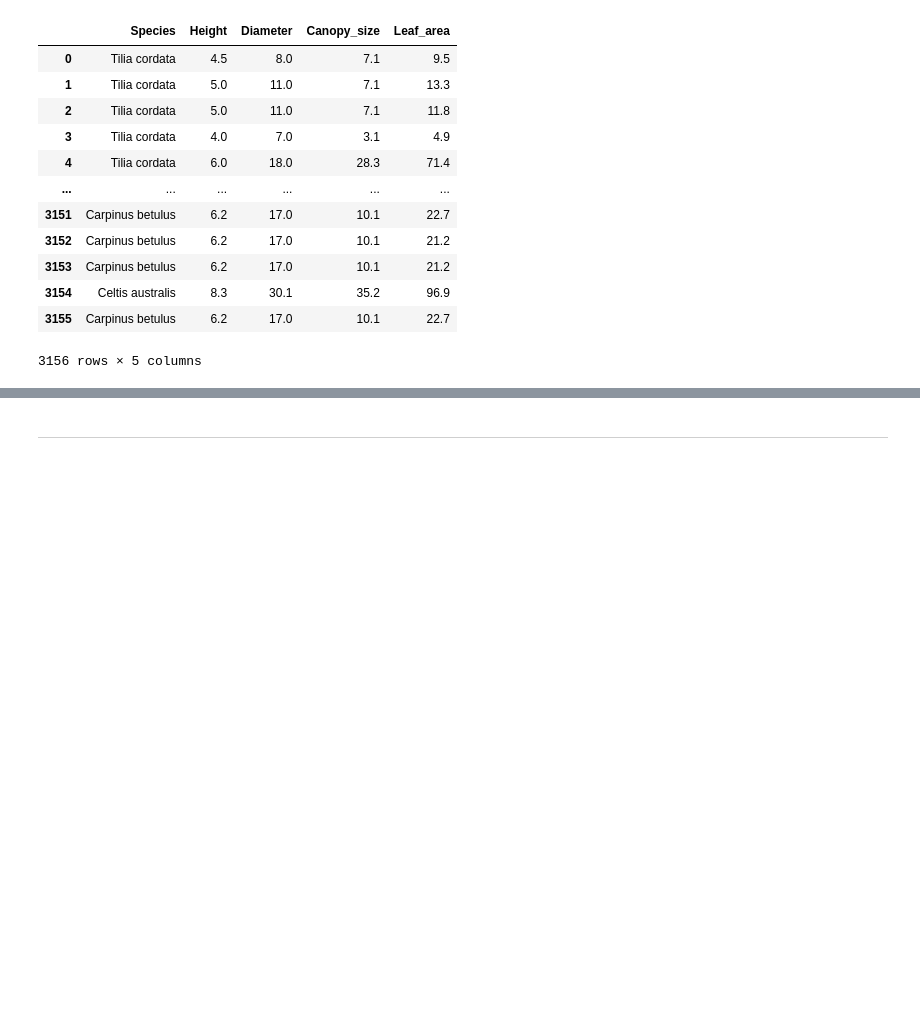
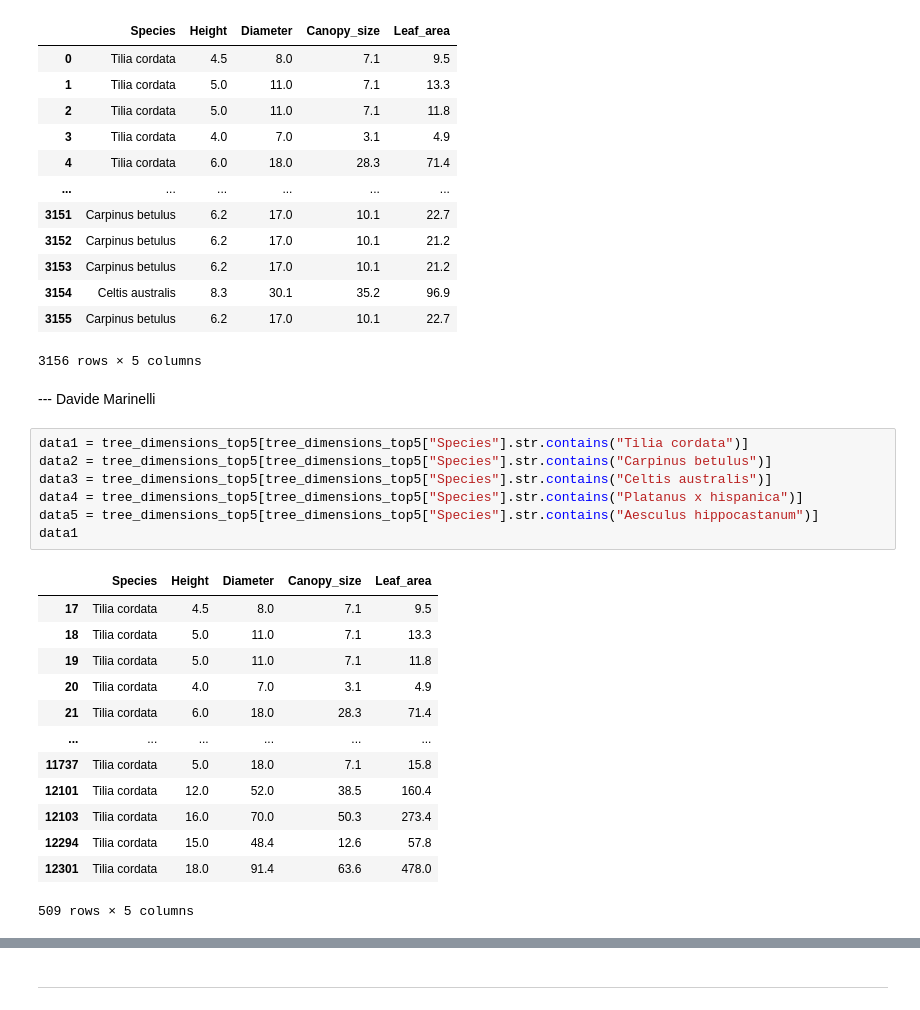
Before and after one commit to Liathan/Liathan.github.io, a Jupyter notebook: py_scripts/notebooks/assignment-2-code.ipynb, the cells around one changed output, grey strips where cells are left out. Drawn from its saved outputs; the diff is of its cells as text; blank space fills up the shorter version.

```diff
--- a/py_scripts/notebooks/assignment-2-code.ipynb
+++ b/py_scripts/notebooks/assignment-2-code.ipynb
@@ -208,3 +208,26 @@ pd.read_csv("../../data/assign2-plot2.csv")
 | 3154 | Celtis australis | 8.3 | 30.1 | 35.2 | 96.9 |
 | 3155 | Carpinus betulus | 6.2 | 17.0 | 10.1 | 22.7 |
 3156 rows × 5 columns
+# %% [markdown]
+--- Davide Marinelli
+# %%
+data1 = tree_dimensions_top5[tree_dimensions_top5["Species"].str.contains("Tilia cordata")]
+data2 = tree_dimensions_top5[tree_dimensions_top5["Species"].str.contains("Carpinus betulus")]
+data3 = tree_dimensions_top5[tree_dimensions_top5["Species"].str.contains("Celtis australis")]
+data4 = tree_dimensions_top5[tree_dimensions_top5["Species"].str.contains("Platanus x hispanica")]
+data5 = tree_dimensions_top5[tree_dimensions_top5["Species"].str.contains("Aesculus hippocastanum")]
+data1
+# %% [output]
+|  | Species | Height | Diameter | Canopy_size | Leaf_area |
+| 17 | Tilia cordata | 4.5 | 8.0 | 7.1 | 9.5 |
+| 18 | Tilia cordata | 5.0 | 11.0 | 7.1 | 13.3 |
+| 19 | Tilia cordata | 5.0 | 11.0 | 7.1 | 11.8 |
+| 20 | Tilia cordata | 4.0 | 7.0 | 3.1 | 4.9 |
+| 21 | Tilia cordata | 6.0 | 18.0 | 28.3 | 71.4 |
+| ... | ... | ... | ... | ... | ... |
+| 11737 | Tilia cordata | 5.0 | 18.0 | 7.1 | 15.8 |
+| 12101 | Tilia cordata | 12.0 | 52.0 | 38.5 | 160.4 |
+| 12103 | Tilia cordata | 16.0 | 70.0 | 50.3 | 273.4 |
+| 12294 | Tilia cordata | 15.0 | 48.4 | 12.6 | 57.8 |
+| 12301 | Tilia cordata | 18.0 | 91.4 | 63.6 | 478.0 |
+509 rows × 5 columns
```
Also changed, not shown: parts of 2 cells of this notebook, 2 other files.
